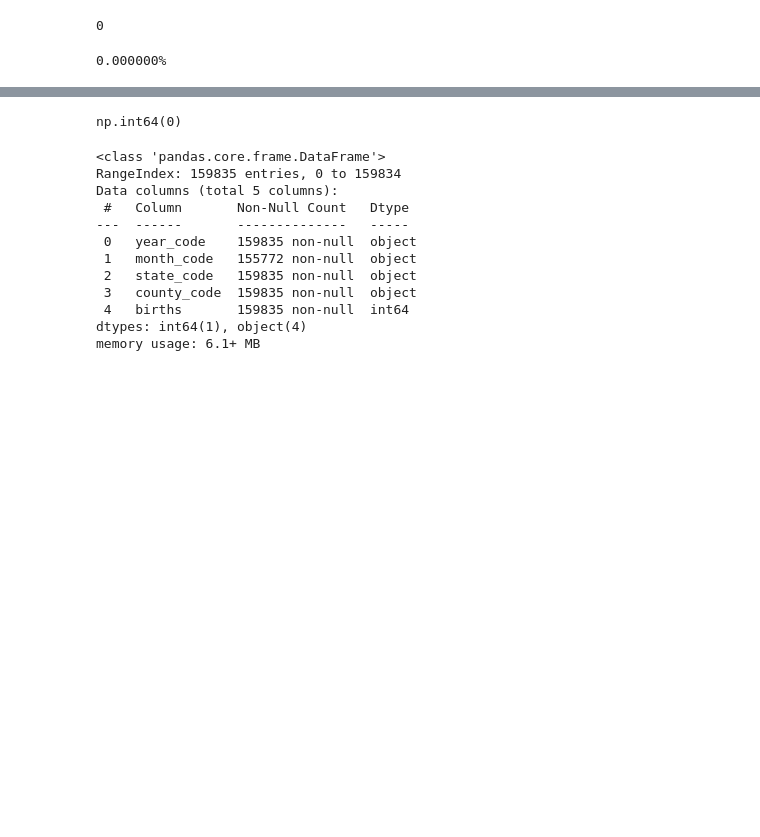
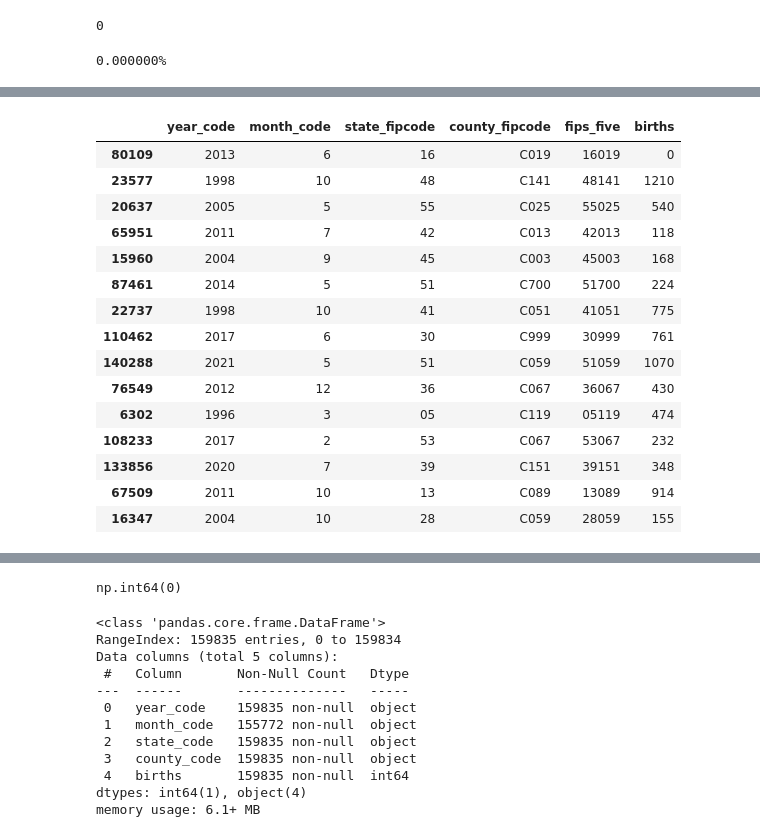
Before and after one commit to Caprikey/WGU_D497_Project_1, a Jupyter notebook: notebooks/data_cleaning_cdc_main.ipynb, the cells around one changed output, grey strips where cells are left out. Cells and saved outputs as stored; diff of their text form; code cells hidden in the pictures; blank space fills up the shorter version.

```diff
--- a/notebooks/data_cleaning_cdc_main.ipynb
+++ b/notebooks/data_cleaning_cdc_main.ipynb
@@ -1309,3 +1349,22 @@ cdc_data_main_dfs_corrected_df = cdc_data_main_dfs_corrected_df[['year_code', 'm
+# %%
+cdc_data_main_dfs_corrected_df.sample(15)
+# %% [output]
+|  | year_code | month_code | state_fipcode | county_fipcode | fips_five | births |
+| 80109 | 2013 | 6 | 16 | C019 | 16019 | 0 |
+| 23577 | 1998 | 10 | 48 | C141 | 48141 | 1210 |
+| 20637 | 2005 | 5 | 55 | C025 | 55025 | 540 |
+| 65951 | 2011 | 7 | 42 | C013 | 42013 | 118 |
+| 15960 | 2004 | 9 | 45 | C003 | 45003 | 168 |
+| 87461 | 2014 | 5 | 51 | C700 | 51700 | 224 |
+| 22737 | 1998 | 10 | 41 | C051 | 41051 | 775 |
+| 110462 | 2017 | 6 | 30 | C999 | 30999 | 761 |
+| 140288 | 2021 | 5 | 51 | C059 | 51059 | 1070 |
+| 76549 | 2012 | 12 | 36 | C067 | 36067 | 430 |
+| 6302 | 1996 | 3 | 05 | C119 | 05119 | 474 |
+| 108233 | 2017 | 2 | 53 | C067 | 53067 | 232 |
+| 133856 | 2020 | 7 | 39 | C151 | 39151 | 348 |
+| 67509 | 2011 | 10 | 13 | C089 | 13089 | 914 |
+| 16347 | 2004 | 10 | 28 | C059 | 28059 | 155 |
 # %%
 #### #### #### #### #### #### #### #### #### #### #### #### #### #### #### #### #### #### #### #### #### #### #### #### #### #### #### #### #### #### #### ####
 #### #### #### #### #### #### #### #### #### ####                                                   #### #### #### #### #### #### #### #### #### #### #### ####
```
Also changed, not shown: parts of 20 cells of this notebook, 22 other files.
